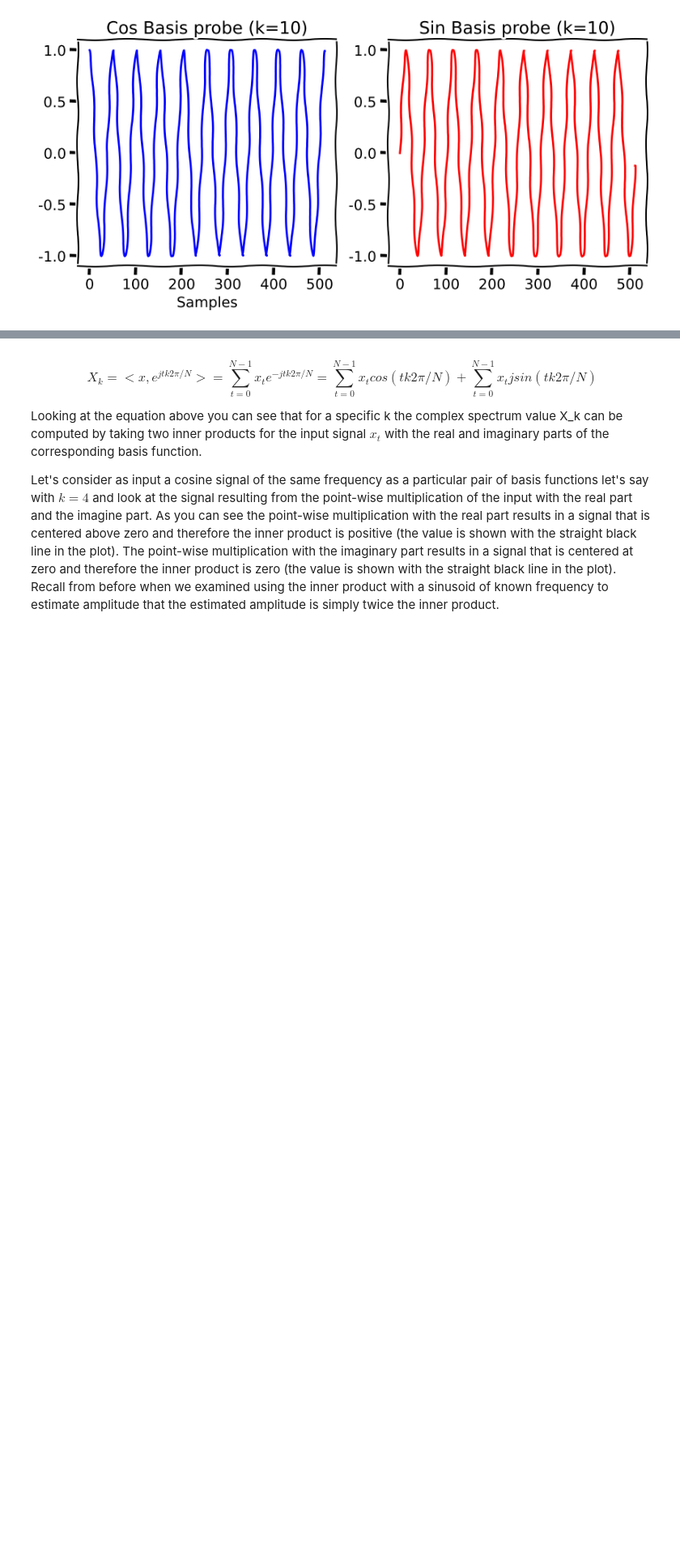
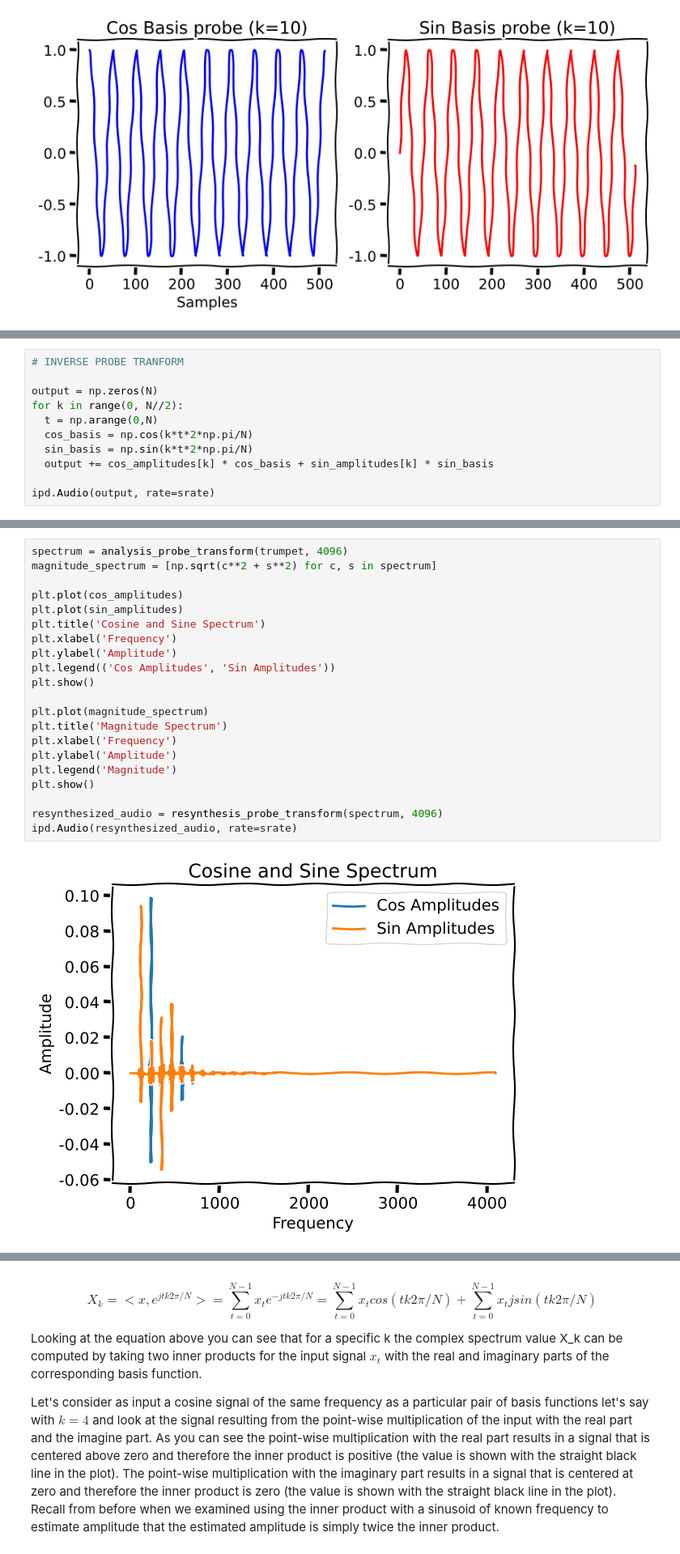
Before and after one commit to gtzan/synthesizers_cs_perspective, a Jupyter notebook: Explaining_the_DFT_a_music_perspective_part4.ipynb, the cells around one changed output, grey strips where cells are left out. Shown at 81% size. Cells and saved outputs as stored; diff of their text form; blank space fills up the shorter version.

```diff
--- a/Explaining_the_DFT_a_music_perspective_part4.ipynb
+++ b/Explaining_the_DFT_a_music_perspective_part4.ipynb
@@ -255,0 +333,11 @@ plot_basis(t, cos_basis, sin_basis,k)
+# %%
+# INVERSE PROBE TRANFORM
+
+output = np.zeros(N)
+for k in range(0, N//2):
+  t = np.arange(0,N)
+  cos_basis = np.cos(k*t*2*np.pi/N)
+  sin_basis = np.sin(k*t*2*np.pi/N)
+  output += cos_amplitudes[k] * cos_basis + sin_amplitudes[k] * sin_basis
+
+ipd.Audio(output, rate=srate)
@@ -255,0 +388,23 @@ plot_basis(t, cos_basis, sin_basis,k)
+# %%
+spectrum = analysis_probe_transform(trumpet, 4096)
+magnitude_spectrum = [np.sqrt(c**2 + s**2) for c, s in spectrum]
+
+plt.plot(cos_amplitudes)
+plt.plot(sin_amplitudes)
+plt.title('Cosine and Sine Spectrum')
+plt.xlabel('Frequency')
+plt.ylabel('Amplitude')
+plt.legend(('Cos Amplitudes', 'Sin Amplitudes'))
+plt.show()
+
+plt.plot(magnitude_spectrum)
+plt.title('Magnitude Spectrum')
+plt.xlabel('Frequency')
+plt.ylabel('Amplitude')
+plt.legend('Magnitude')
+plt.show()
+
+resynthesized_audio = resynthesis_probe_transform(spectrum, 4096)
+ipd.Audio(resynthesized_audio, rate=srate)
+# %% [output]
+[figure, added]
```
Also changed, not shown: parts of 28 cells of this notebook.
